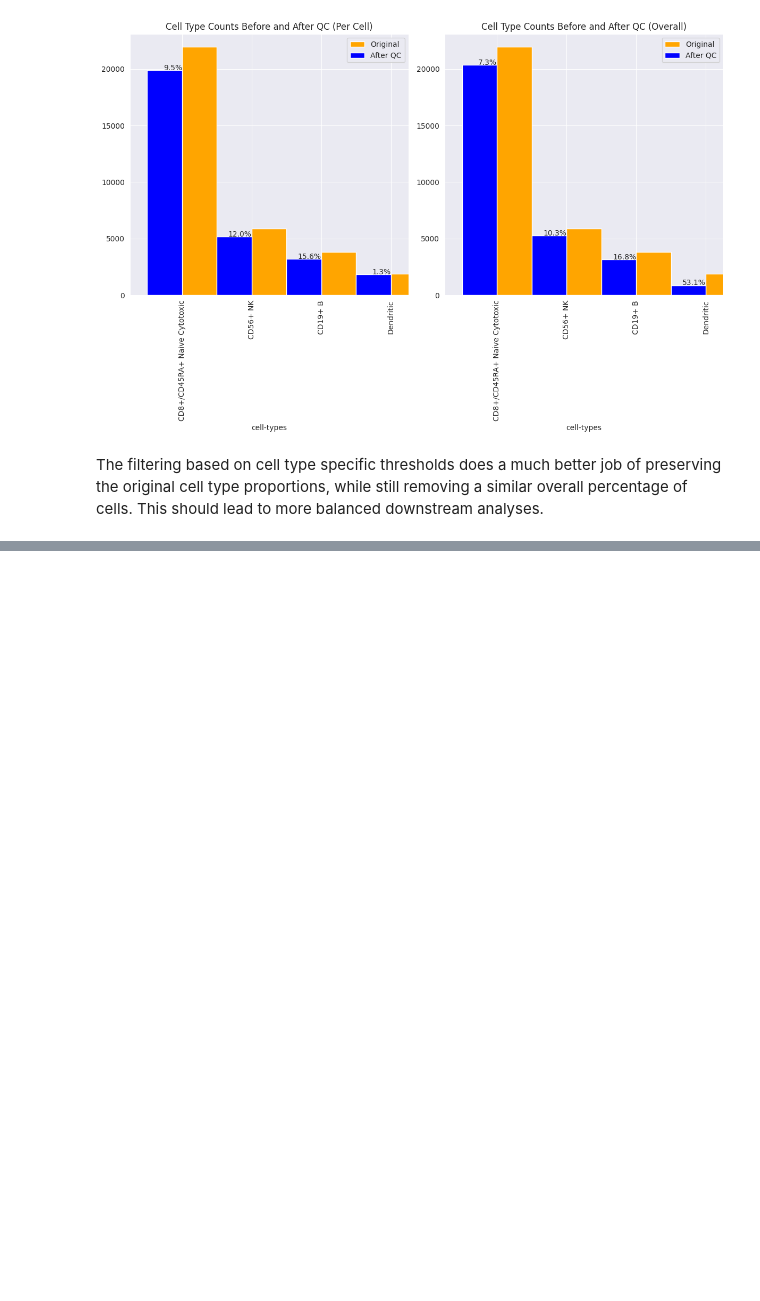
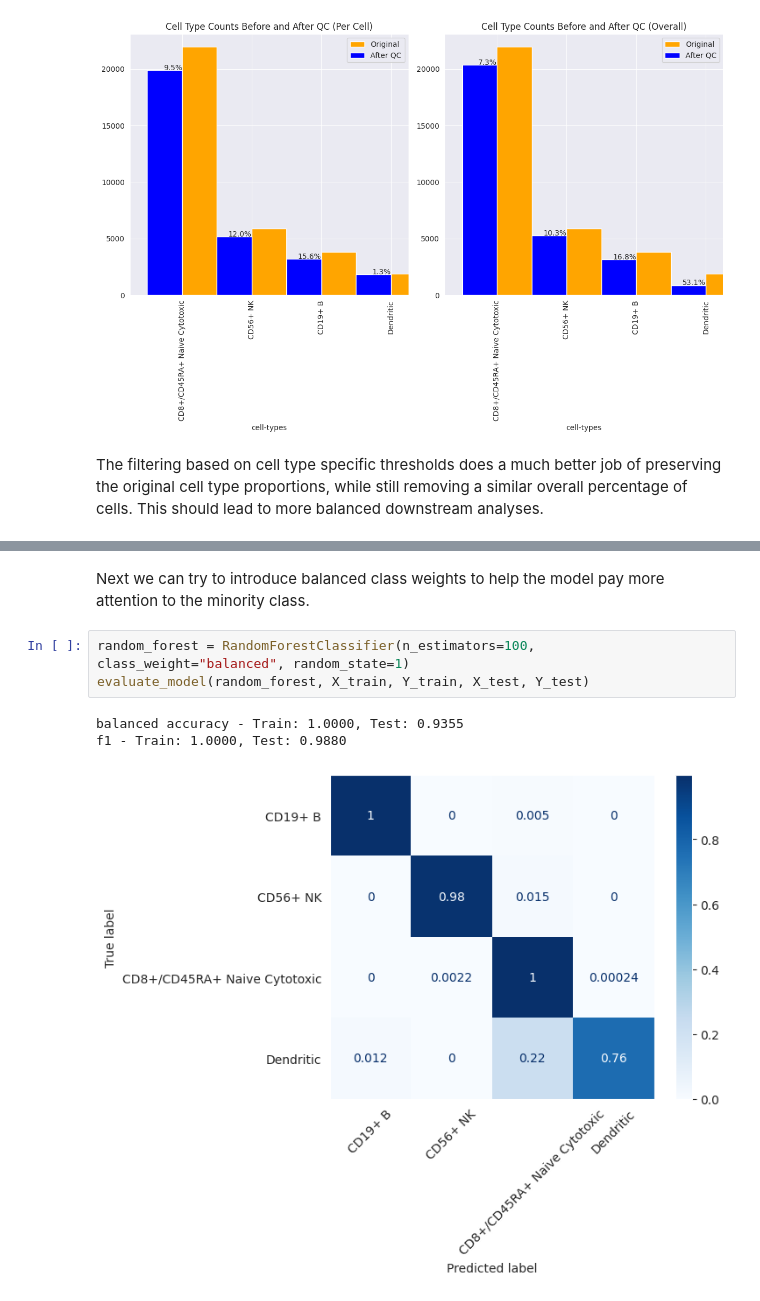
Before and after one commit to KnotATypo/BINF7000-A3-G16, a Jupyter notebook: notebook.ipynb, the cells around one changed output, grey strips where cells are left out. Drawn from its saved outputs; the diff is of its cells as text; blank space fills up the shorter version.

```diff
--- a/notebook.ipynb
+++ b/notebook.ipynb
@@ -177,0 +266,9 @@ The filtering based on cell type specific thresholds does a much better job of p
+# %% [markdown]
+Next we can try to introduce balanced class weights to help the model pay more attention to the minority class.
+# %%
+random_forest = RandomForestClassifier(n_estimators=100, class_weight="balanced", random_state=1)
+evaluate_model(random_forest, X_train, Y_train, X_test, Y_test)
+# %% [output]
+balanced accuracy - Train: 1.0000, Test: 0.9355
+f1 - Train: 1.0000, Test: 0.9880
+[figure, added]
```
Also changed, not shown: parts of 26 cells of this notebook, 1 other file.
